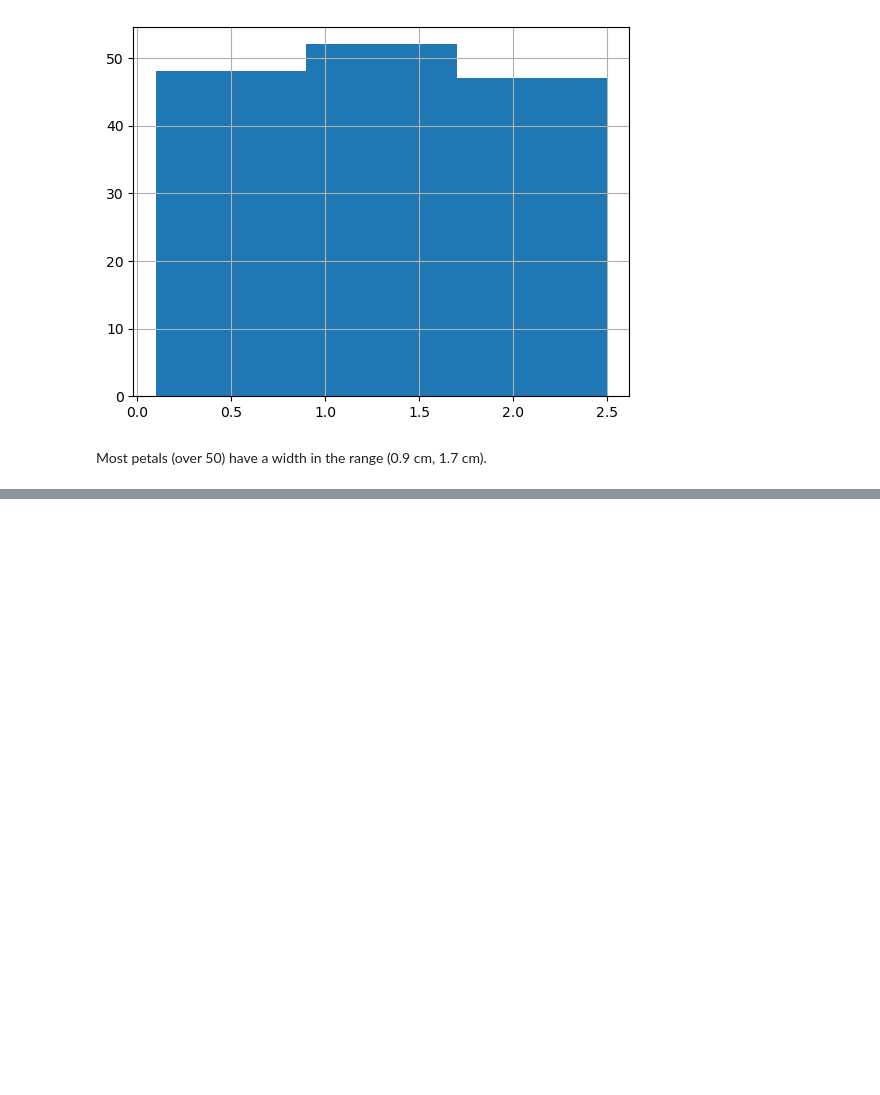
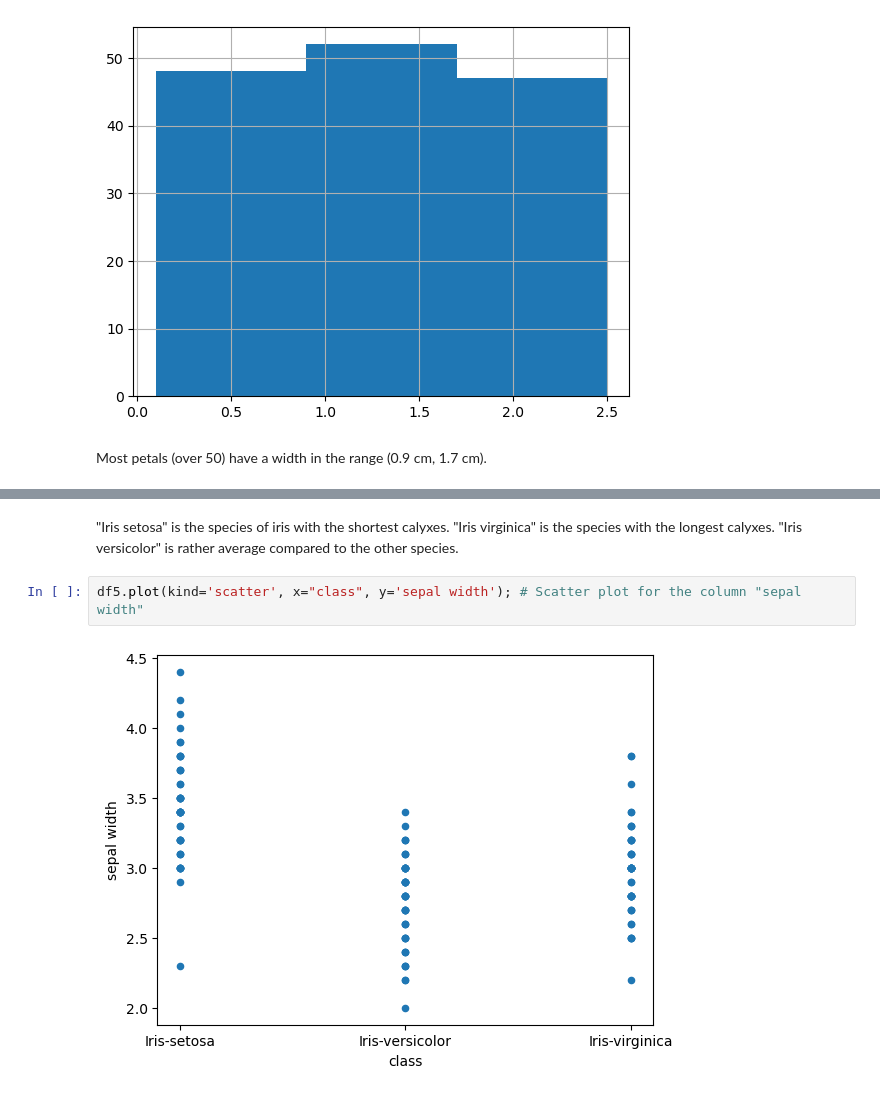
Before and after one commit to Glogover/pands-project, a Jupyter notebook: analysis.ipynb, the cells around one changed output, grey strips where cells are left out. Drawn from its saved outputs; the diff is of its cells as text; blank space fills up the shorter version.

```diff
--- a/analysis.ipynb
+++ b/analysis.ipynb
@@ -330,0 +335,6 @@ Most petals (over 50) have a width in the range (0.9 cm, 1.7 cm).
+# %% [markdown]
+"Iris setosa" is the species of iris with the shortest calyxes. "Iris virginica" is the species with the longest calyxes. "Iris versicolor" is rather average compared to the other species.
+# %%
+df5.plot(kind='scatter', x="class", y='sepal width'); # Scatter plot for the column "sepal width"
+# %% [output]
+[figure, added]
```
Also changed, not shown: parts of 8 cells of this notebook, 1 other file.
